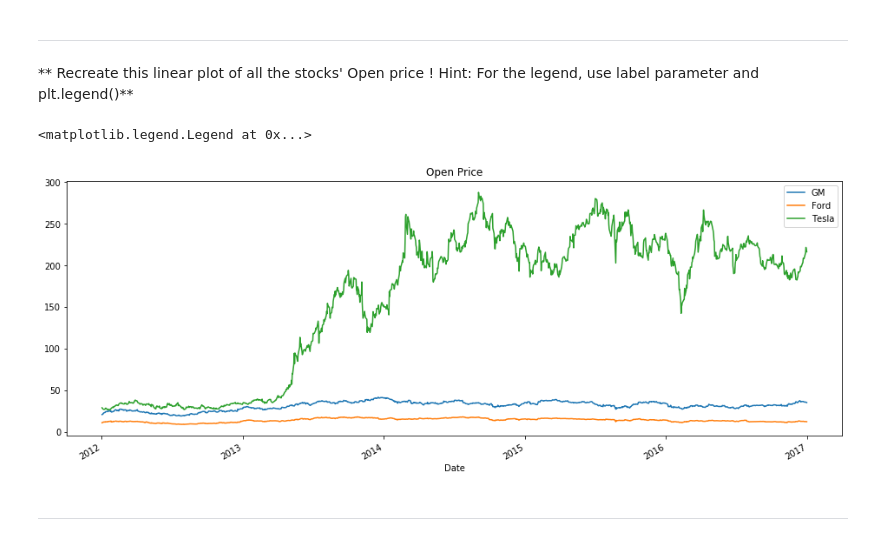
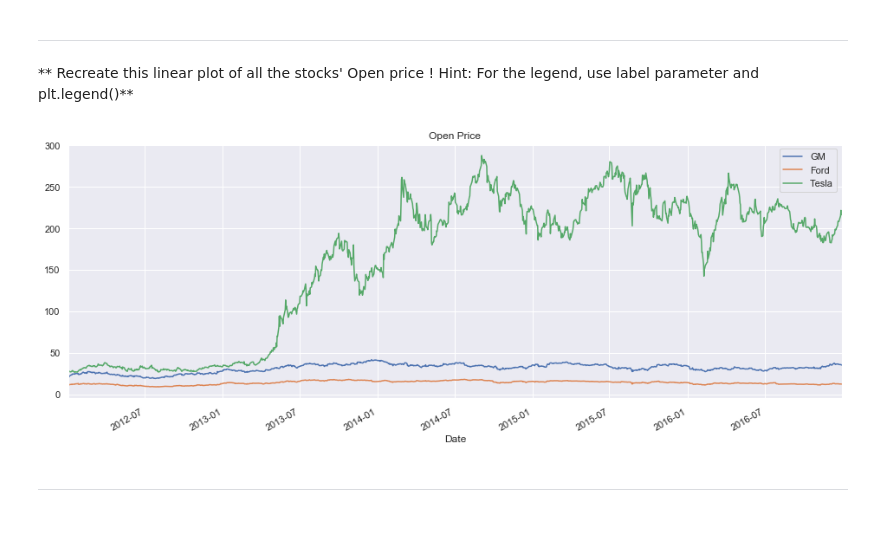
Before and after one commit to rich17lucas/Python-for-Finance-Repo-master, a Jupyter notebook: 07-Stock-Market-Analysis-Capstone-Project/Stock Market Analysis Project.ipynb, the cells around one changed output. Cells and saved outputs as stored; diff of their text form; code cells hidden in the pictures.

```diff
--- a/07-Stock-Market-Analysis-Capstone-Project/Stock Market Analysis Project.ipynb
+++ b/07-Stock-Market-Analysis-Capstone-Project/Stock Market Analysis Project.ipynb
@@ -89,11 +89,13 @@ ____
 # %%
 gm["Open"].plot(label="GM",figsize=(16,6),title="Open Price")
 ford["Open"].plot(label="Ford")
 tesla["Open"].plot(label="Tesla")
 plt.legend()
+
+import seaborn as sns
+sns.set()
 # %% [output]
-<matplotlib.legend.Legend at 0x...>
-[figure, old version]
+[figure, new version]
 # %% [markdown]
 ____
 # %% [markdown]
```
Also changed, not shown: 1 other file.
